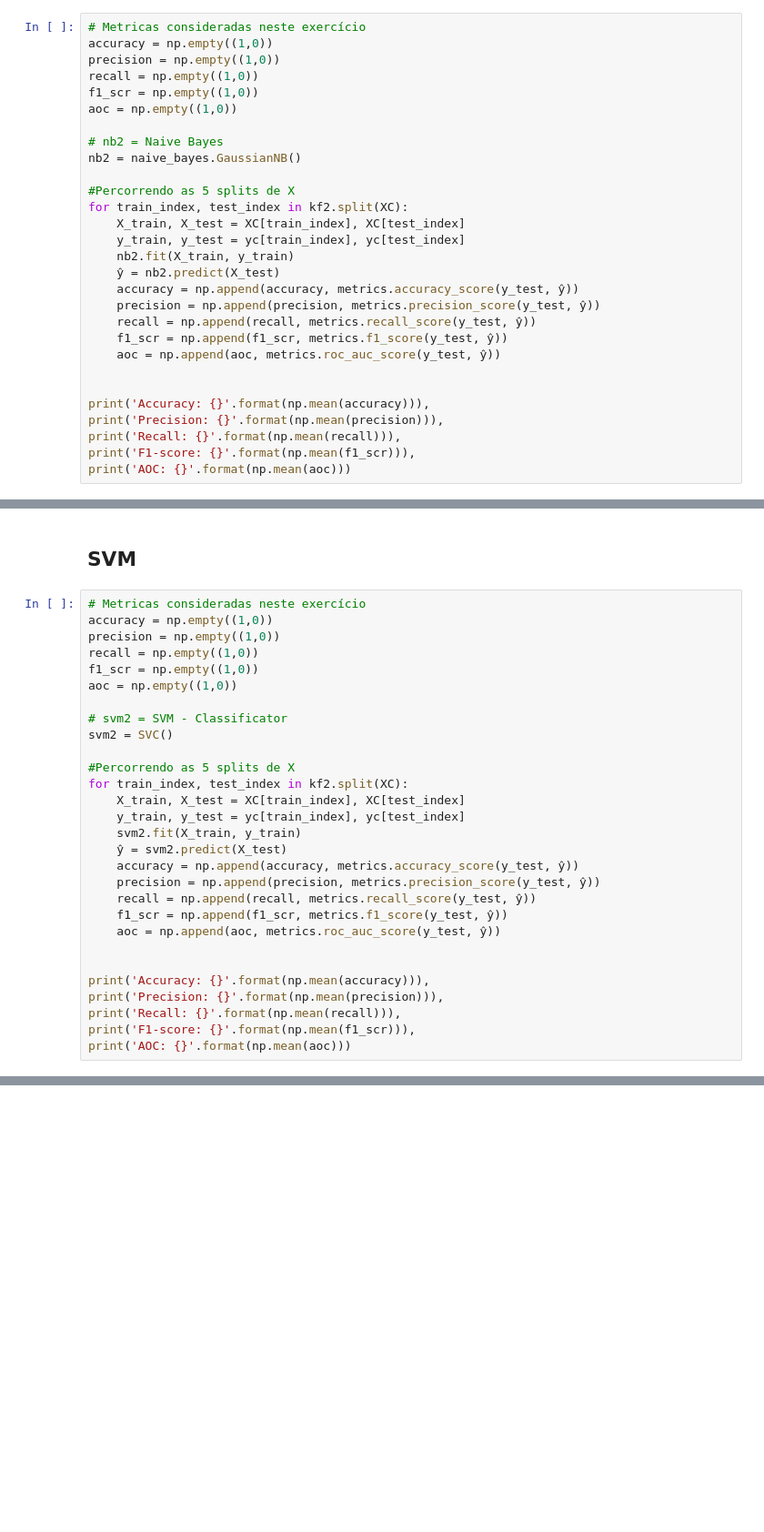
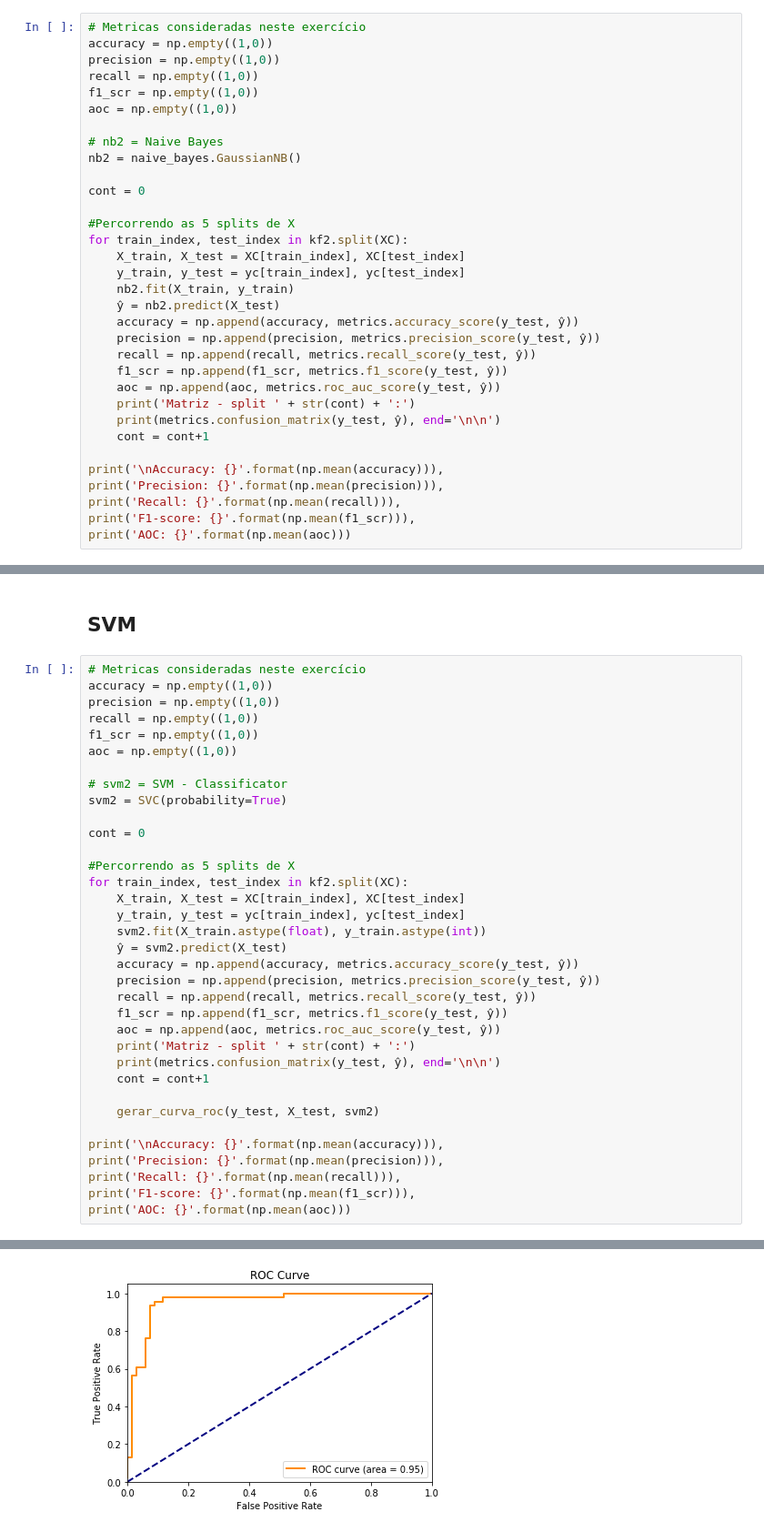
Before and after one commit to Eudalio/Aprendizado-de-Maquina, a Jupyter notebook: Exercicio_07/Lista 07.ipynb, the cells around one changed output, grey strips where cells are left out. Shown at 91% size. Saved outputs shown, nothing was run; the diff lists cells and outputs as text; blank space fills up the shorter version.

```diff
--- a/Exercicio_07/Lista 07.ipynb
+++ b/Exercicio_07/Lista 07.ipynb
@@ -217,6 +286,8 @@ aoc = np.empty((1,0))
 
 # nb2 = Naive Bayes
 nb2 = naive_bayes.GaussianNB()
+
+cont = 0
 
 #Percorrendo as 5 splits de X
 for train_index, test_index in kf2.split(XC):
@@ -229,9 +300,11 @@ for train_index, test_index in kf2.split(XC):
     recall = np.append(recall, metrics.recall_score(y_test, ŷ))
     f1_scr = np.append(f1_scr, metrics.f1_score(y_test, ŷ))
     aoc = np.append(aoc, metrics.roc_auc_score(y_test, ŷ))
+    print('Matriz - split ' + str(cont) + ':')
+    print(metrics.confusion_matrix(y_test, ŷ), end='\n\n')
+    cont = cont+1
 
-
-print('Accuracy: {}'.format(np.mean(accuracy))),
+print('\nAccuracy: {}'.format(np.mean(accuracy))),
 print('Precision: {}'.format(np.mean(precision))),
 print('Recall: {}'.format(np.mean(recall))),
 print('F1-score: {}'.format(np.mean(f1_scr))),
@@ -253,22 +338,28 @@ f1_scr = np.empty((1,0))
 aoc = np.empty((1,0))
 
 # svm2 = SVM - Classificator
-svm2 = SVC()
+svm2 = SVC(probability=True)
+
+cont = 0
 
 #Percorrendo as 5 splits de X
 for train_index, test_index in kf2.split(XC):
     X_train, X_test = XC[train_index], XC[test_index]
     y_train, y_test = yc[train_index], yc[test_index]
-    svm2.fit(X_train, y_train)
+    svm2.fit(X_train.astype(float), y_train.astype(int))
     ŷ = svm2.predict(X_test)
     accuracy = np.append(accuracy, metrics.accuracy_score(y_test, ŷ))
     precision = np.append(precision, metrics.precision_score(y_test, ŷ))
     recall = np.append(recall, metrics.recall_score(y_test, ŷ))
     f1_scr = np.append(f1_scr, metrics.f1_score(y_test, ŷ))
     aoc = np.append(aoc, metrics.roc_auc_score(y_test, ŷ))
+    print('Matriz - split ' + str(cont) + ':')
+    print(metrics.confusion_matrix(y_test, ŷ), end='\n\n')
+    cont = cont+1
 
+    gerar_curva_roc(y_test, X_test, svm2)
 
-print('Accuracy: {}'.format(np.mean(accuracy))),
+print('\nAccuracy: {}'.format(np.mean(accuracy))),
 print('Precision: {}'.format(np.mean(precision))),
 print('Recall: {}'.format(np.mean(recall))),
 print('F1-score: {}'.format(np.mean(f1_scr))),
@@ -281,0 +371 @@ AOC: 0.5
+[figure, added]
```
Also changed, not shown: parts of 9 cells of this notebook.
